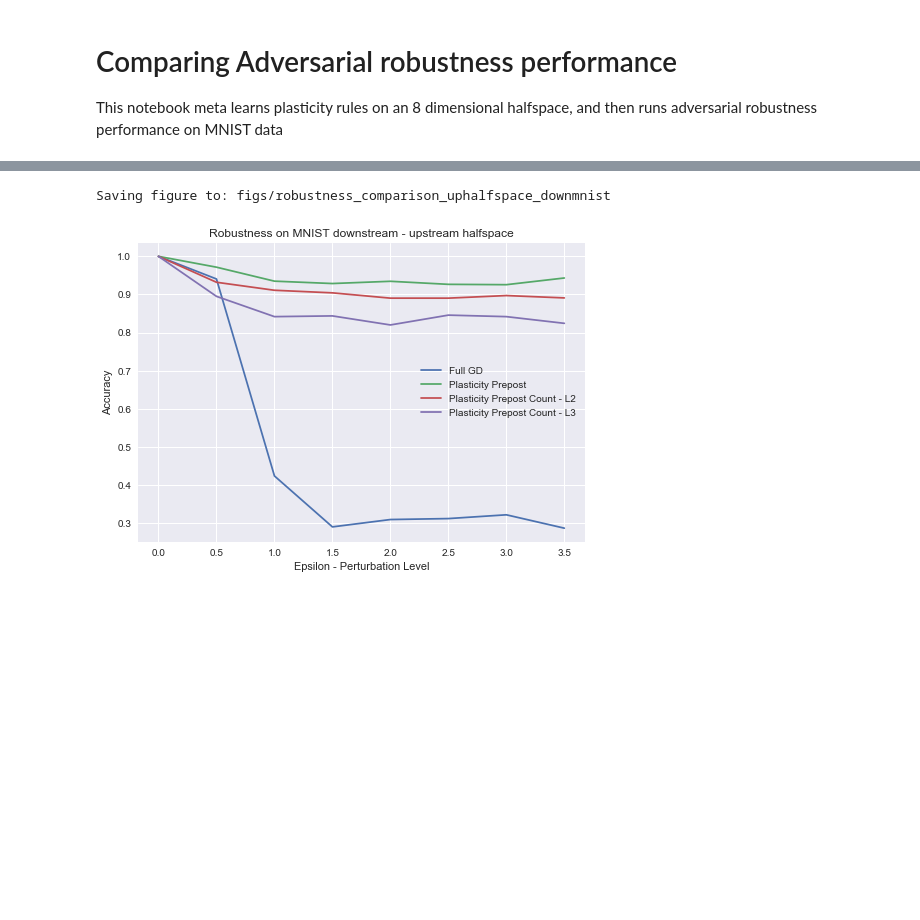
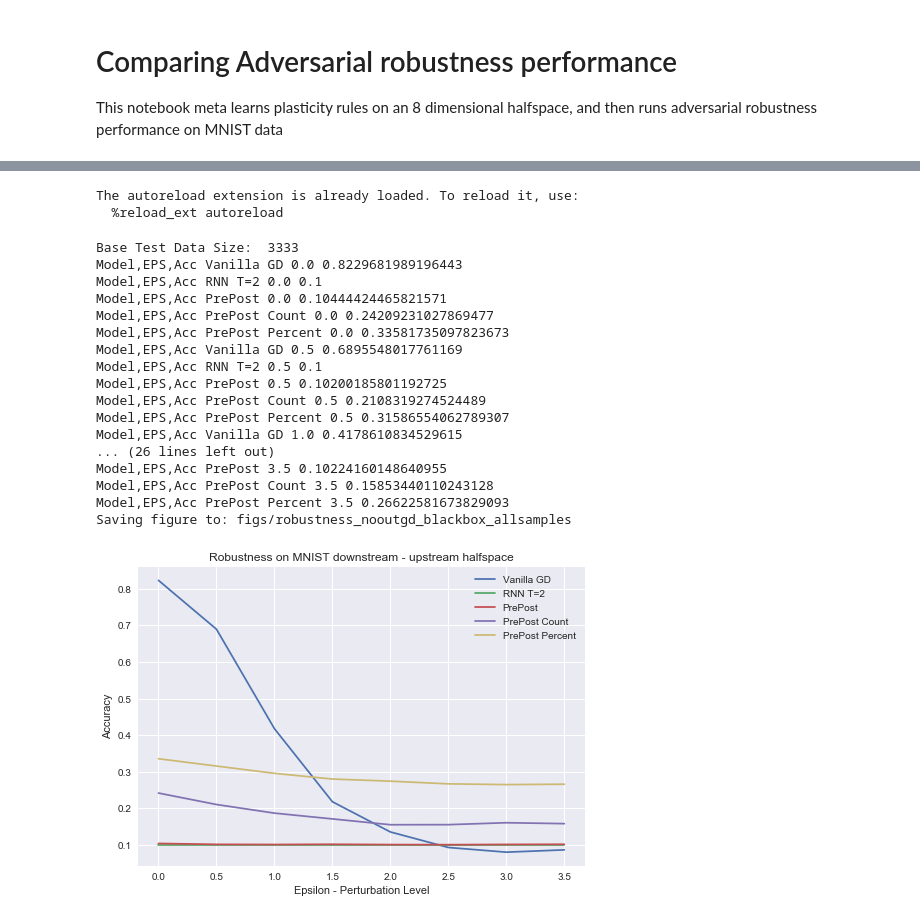
Before and after one commit to saykartik/assemblies, a Jupyter notebook: BrainNet/notebooks/FF_experiments_adversarial.ipynb, the cells around one changed output, grey strips where cells are left out. Drawn from its saved outputs; the diff is of its cells as text; code cells hidden in the pictures; blank space fills up the shorter version.

Commit message:
Provide Softmax Option and update with all runs of Robustness

```diff
--- a/BrainNet/notebooks/FF_experiments_adversarial.ipynb
+++ b/BrainNet/notebooks/FF_experiments_adversarial.ipynb
@@ -348,19 +254,55 @@ Model,EPS,Acc Plasticity Prepost Count - L3 3.5 0.824104261596002
 # %%
-fig, ax = plt.subplots()
-for model_name, series in trend.items():
-    plt.plot(epsilons,series, label=model_name)
+from AdversarialExamples import epsilon_sensitivity_trend
+%load_ext autoreload
+%autoreload 2
 
-ax.set_xlabel('Epsilon - Perturbation Level')
-ax.set_ylabel('Accuracy')
-ax.set_title('Robustness on MNIST downstream - upstream halfspace')
-plt.legend()
+def plot_robustness( plot_models, gd_adversary_model = '', save_suffix= 'xyz',filter_good=True ):
+    model_to_plot = {}
 
-save_name = 'figs/robustness_comparison_uphalfspace_downmnist'
+    for model in plot_models:
+        model_to_plot[model] = trained_models[model]
 
-print('Saving figure to:', save_name)
-plt.savefig(save_name + '.pdf', dpi=192)
-plt.savefig(save_name + '.png', dpi=192)
-plt.show()
+    trend, epsilons = epsilon_sensitivity_trend(
+        model_to_plot,zip(mnist_X_test,mnist_y_test),10,limit=2000,
+        gd_adversary_model = gd_adversary_model,filter_good=filter_good
+    )
+    fig, ax = plt.subplots()
+    for model_name, series in trend.items():
+        plt.plot(epsilons,series, label=model_name)
+
+    ax.set_xlabel('Epsilon - Perturbation Level')
+    ax.set_ylabel('Accuracy')
+    ax.set_title('Robustness on MNIST downstream - WhiteBox Attack')
+    plt.legend()
+
+    save_name = 'figs/robustness_' + save_suffix
+
+    print('Saving figure to:', save_name)
+    plt.savefig(save_name + '.pdf', dpi=192)
+    plt.savefig(save_name + '.png', dpi=192)
+    plt.show()
 # %% [output]
-Saving figure to: figs/robustness_comparison_uphalfspace_downmnist
+The autoreload extension is already loaded. To reload it, use:
+  %reload_ext autoreload
-[figure, removed]
+# %%
+m = [ 'Vanilla GD','RNN T=2', 'PrePost', 'PrePost Count', 'PrePost Percent'  ]
+plot_robustness( m, gd_adversary_model='Vanilla GD', save_suffix='nooutgd_blackbox_allsamples',filter_good=False )
+# %% [output]
+Base Test Data Size:  3333
+Model,EPS,Acc Vanilla GD 0.0 0.8229681989196443
+Model,EPS,Acc RNN T=2 0.0 0.1
+Model,EPS,Acc PrePost 0.0 0.10444424465821571
+Model,EPS,Acc PrePost Count 0.0 0.24209231027869477
+Model,EPS,Acc PrePost Percent 0.0 0.33581735097823673
+Model,EPS,Acc Vanilla GD 0.5 0.6895548017761169
+Model,EPS,Acc RNN T=2 0.5 0.1
+Model,EPS,Acc PrePost 0.5 0.10200185801192725
+Model,EPS,Acc PrePost Count 0.5 0.2108319274524489
+Model,EPS,Acc PrePost Percent 0.5 0.31586554062789307
+Model,EPS,Acc Vanilla GD 1.0 0.4178610834529615
+... (26 lines left out)
+Model,EPS,Acc PrePost 3.5 0.10224160148640955
+Model,EPS,Acc PrePost Count 3.5 0.15853440110243128
+Model,EPS,Acc PrePost Percent 3.5 0.26622581673829093
+Saving figure to: figs/robustness_nooutgd_blackbox_allsamples
+[figure, added]
```
Also changed, not shown: parts of 29 cells of this notebook, 21 other files.
